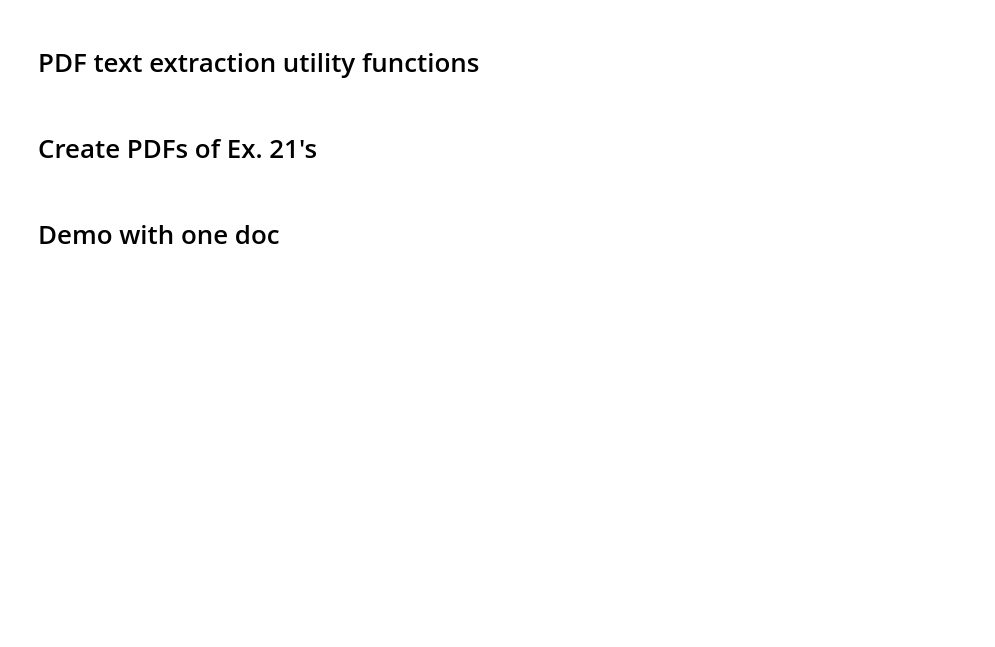
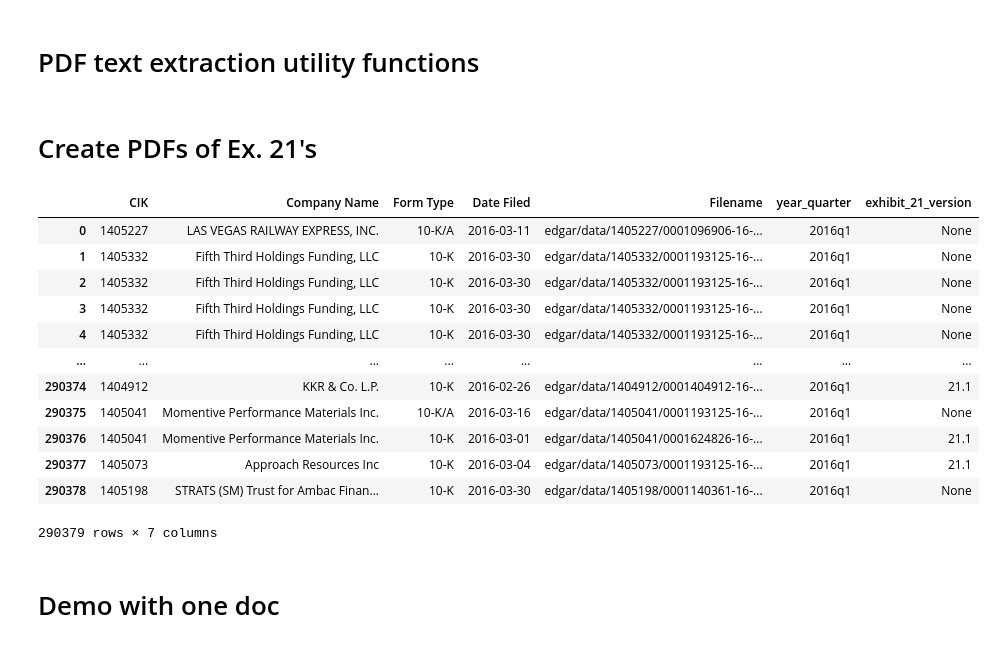
Before and after one commit to catalyst-cooperative/mozilla-sec-eia, a Jupyter notebook: notebooks/05-kl-fine-tune-layoutlm.ipynb, the cells around one changed output. Cells and saved outputs as stored; diff of their text form; code cells hidden in the pictures; blank space fills up the shorter version.

```diff
--- a/notebooks/05-kl-fine-tune-layoutlm.ipynb
+++ b/notebooks/05-kl-fine-tune-layoutlm.ipynb
@@ -323,6 +323,22 @@ def pdf_coords_to_pixel_coords(coords: np.ndarray, dpi: int) -> np.ndarray:
 # %%
 archive = GCSArchive()
 md = archive.get_metadata()
+# %%
+md[
+# %% [output]
+|  | CIK | Company Name | Form Type | Date Filed | Filename | year_quarter | exhibit_21_version |
+| 0 | 1405227 | LAS VEGAS RAILWAY EXPRESS, INC. | 10-K/A | 2016-03-11 | edgar/data/1405227/0001096906-16-... | 2016q1 | None |
+| 1 | 1405332 | Fifth Third Holdings Funding, LLC | 10-K | 2016-03-30 | edgar/data/1405332/0001193125-16-... | 2016q1 | None |
+| 2 | 1405332 | Fifth Third Holdings Funding, LLC | 10-K | 2016-03-30 | edgar/data/1405332/0001193125-16-... | 2016q1 | None |
+| 3 | 1405332 | Fifth Third Holdings Funding, LLC | 10-K | 2016-03-30 | edgar/data/1405332/0001193125-16-... | 2016q1 | None |
+| 4 | 1405332 | Fifth Third Holdings Funding, LLC | 10-K | 2016-03-30 | edgar/data/1405332/0001193125-16-... | 2016q1 | None |
+| ... | ... | ... | ... | ... | ... | ... | ... |
+| 290374 | 1404912 | KKR & Co. L.P. | 10-K | 2016-02-26 | edgar/data/1404912/0001404912-16-... | 2016q1 | 21.1 |
+| 290375 | 1405041 | Momentive Performance Materials Inc. | 10-K/A | 2016-03-16 | edgar/data/1405041/0001193125-16-... | 2016q1 | None |
+| 290376 | 1405041 | Momentive Performance Materials Inc. | 10-K | 2016-03-01 | edgar/data/1405041/0001624826-16-... | 2016q1 | 21.1 |
+| 290377 | 1405073 | Approach Resources Inc | 10-K | 2016-03-04 | edgar/data/1405073/0001193125-16-... | 2016q1 | 21.1 |
+| 290378 | 1405198 | STRATS (SM) Trust for Ambac Finan... | 10-K | 2016-03-30 | edgar/data/1405198/0001140361-16-... | 2016q1 | None |
+290379 rows × 7 columns
 # %%
 tucson_md = md[md["Company Name"].str.contains("TUCSON")].iloc[[0]]
 tucson_filing = archive.get_filings(tucson_md)
```
Also changed, not shown: parts of 1 cell of this notebook, 6 other files.
